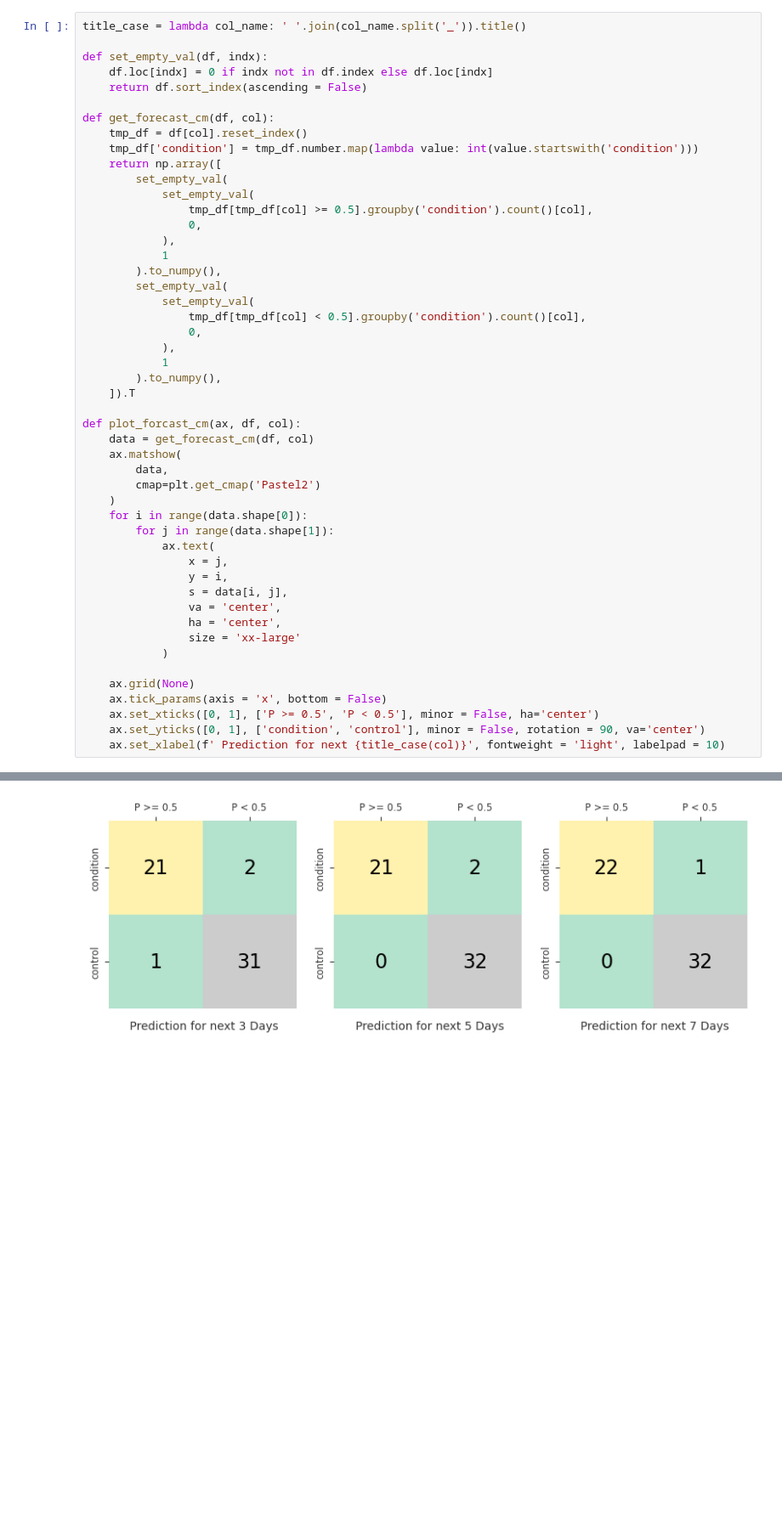
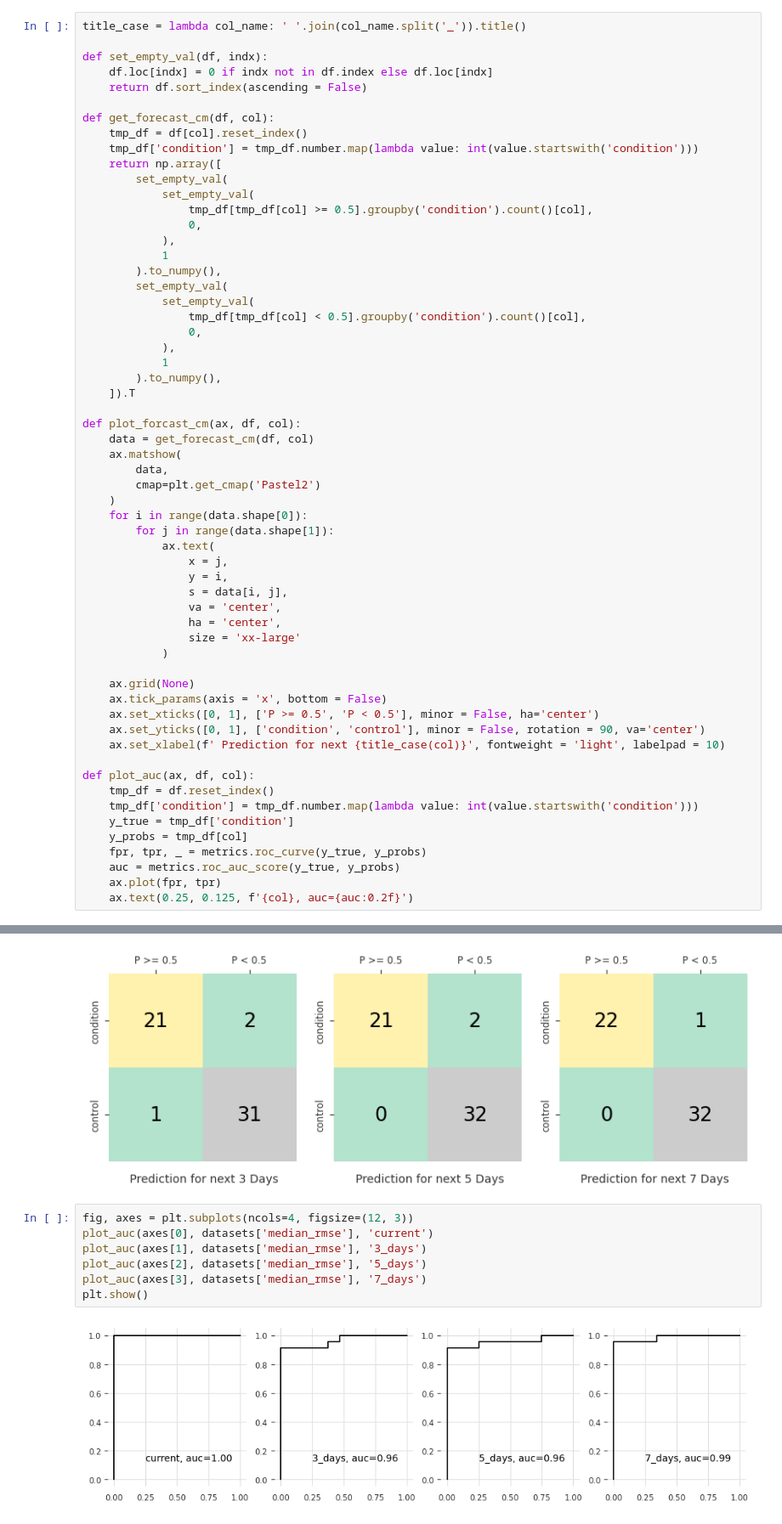
Before and after one commit to wildergd/mcpi-thesis, a Jupyter notebook: python_code/notebooks/deployment_results_analysis_plots.ipynb, the cells around one changed output, grey strips where cells are left out. Shown: that part at 85% size. Saved outputs shown, nothing was run; the diff lists cells and outputs as text; blank space fills up the shorter version.

Commit message:
feat: add plot roc_auc

```diff
--- a/python_code/notebooks/deployment_results_analysis_plots.ipynb
+++ b/python_code/notebooks/deployment_results_analysis_plots.ipynb
@@ -97,6 +97,16 @@ def plot_forcast_cm(ax, df, col):
     ax.set_xticks([0, 1], ['P >= 0.5', 'P < 0.5'], minor = False, ha='center')
     ax.set_yticks([0, 1], ['condition', 'control'], minor = False, rotation = 90, va='center')
     ax.set_xlabel(f' Prediction for next {title_case(col)}', fontweight = 'light', labelpad = 10)
+
+def plot_auc(ax, df, col):
+    tmp_df = df.reset_index()
+    tmp_df['condition'] = tmp_df.number.map(lambda value: int(value.startswith('condition')))
+    y_true = tmp_df['condition']
+    y_probs = tmp_df[col]
+    fpr, tpr, _ = metrics.roc_curve(y_true, y_probs)
+    auc = metrics.roc_auc_score(y_true, y_probs)
+    ax.plot(fpr, tpr)
+    ax.text(0.25, 0.125, f'{col}, auc={auc:0.2f}')
 # %% [markdown]
 ### Cassification Model: 1H:mean:zscore-robust:no
 # %% [markdown]
@@ -141,3 +151,12 @@ plot_forcast_cm(axes[2], datasets['median_rmse'], '7_days')
 plt.show()
 # %% [output]
 [figure]
+# %%
+fig, axes = plt.subplots(ncols=4, figsize=(12, 3))
+plot_auc(axes[0], datasets['median_rmse'], 'current')
+plot_auc(axes[1], datasets['median_rmse'], '3_days')
+plot_auc(axes[2], datasets['median_rmse'], '5_days')
+plot_auc(axes[3], datasets['median_rmse'], '7_days')
+plt.show()
+# %% [output]
+[figure, added]
```
Also changed, not shown: parts of 4 cells of this notebook.
